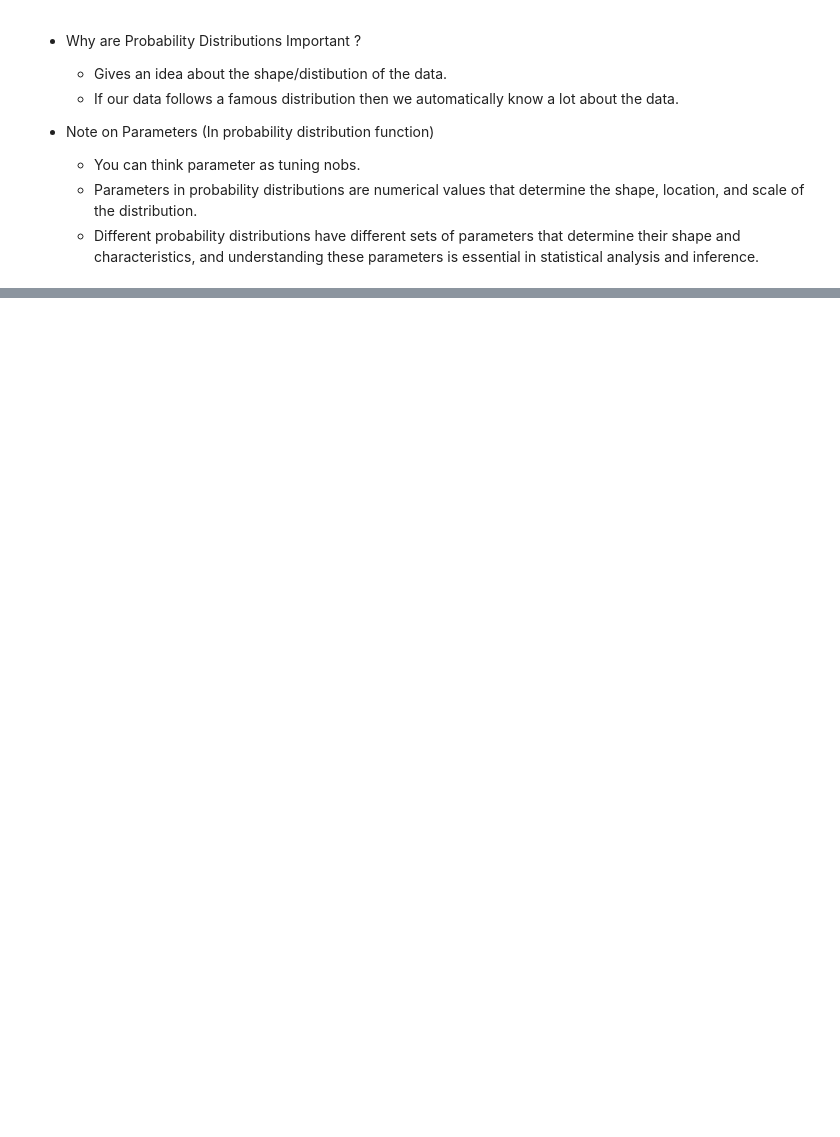
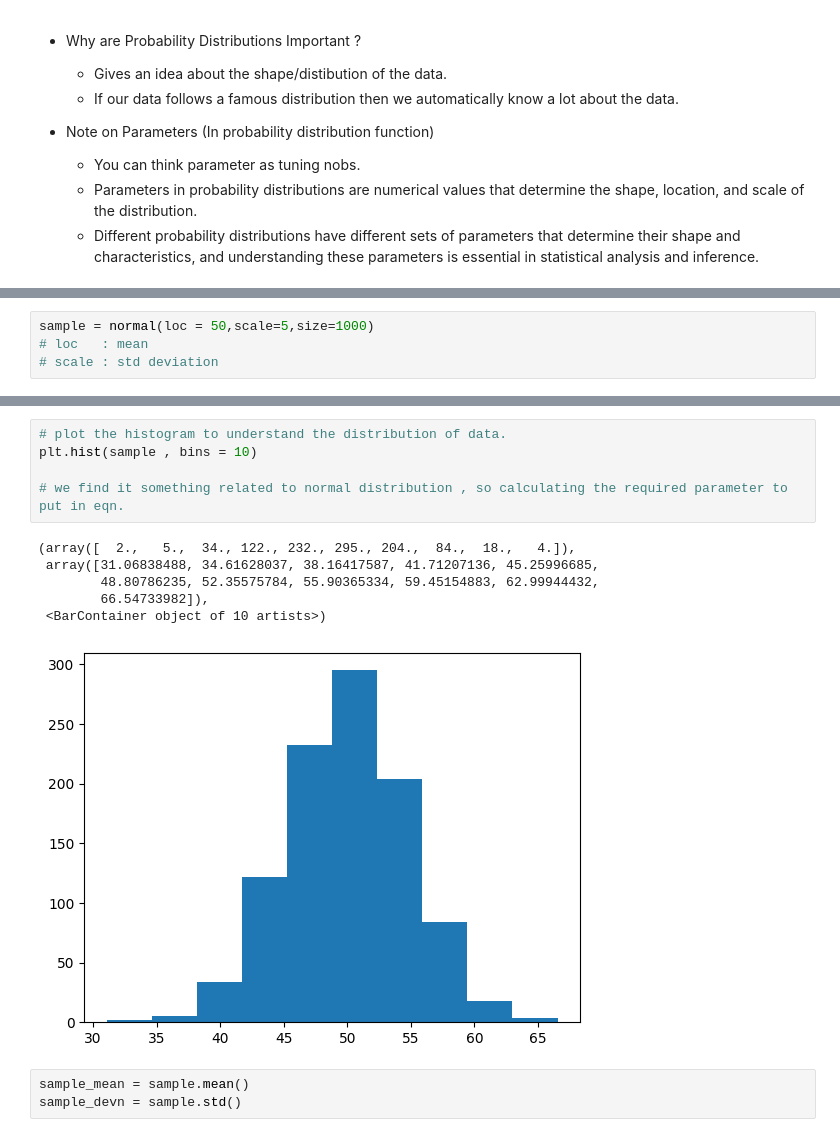
Before and after one commit to jain40470/Machine-Learning, a Jupyter notebook: Stats & Prob/Probability/ProbabilityDistribution/DistributionFunctions.ipynb, the cells around one changed output, grey strips where cells are left out. Saved outputs shown, nothing was run; the diff lists cells and outputs as text; blank space fills up the shorter version.

```diff
--- a/Stats & Prob/Probability/DistributionFunctions.ipynb
+++ b/Stats & Prob/Probability/ProbabilityDistribution/DistributionFunctions.ipynb
@@ -86,0 +298,4 @@
+# %%
+sample = normal(loc = 50,scale=5,size=1000)
+# loc   : mean
+# scale : std deviation
@@ -86,0 +310,15 @@
+# %%
+# plot the histogram to understand the distribution of data.
+plt.hist(sample , bins = 10)
+
+# we find it something related to normal distribution , so calculating the required parameter to put in eqn.
+# %% [output]
+(array([  2.,   5.,  34., 122., 232., 295., 204.,  84.,  18.,   4.]),
+ array([31.06838488, 34.61628037, 38.16417587, 41.71207136, 45.25996685,
+        48.80786235, 52.35575784, 55.90365334, 59.45154883, 62.99944432,
+        66.54733982]),
+ <BarContainer object of 10 artists>)
+[figure, added]
+# %%
+sample_mean = sample.mean()
+sample_devn = sample.std()
```
Also changed, not shown: parts of 23 cells of this notebook, 30 other files.
